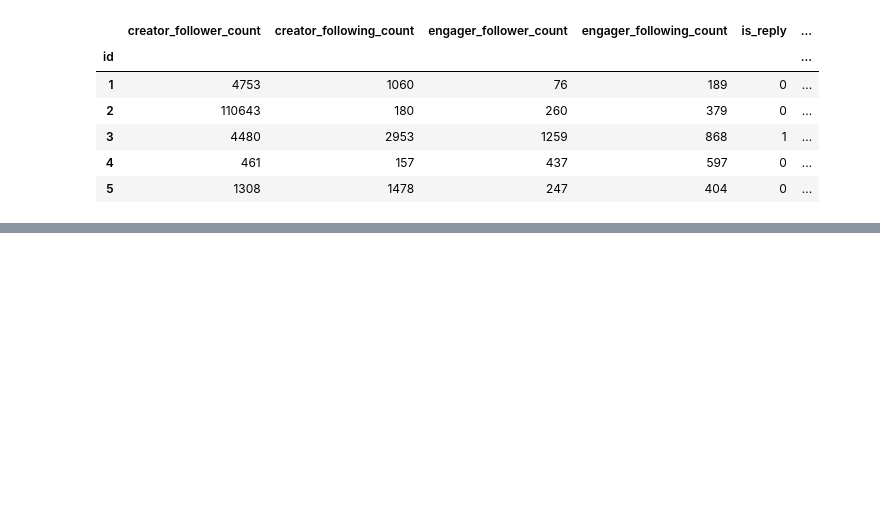
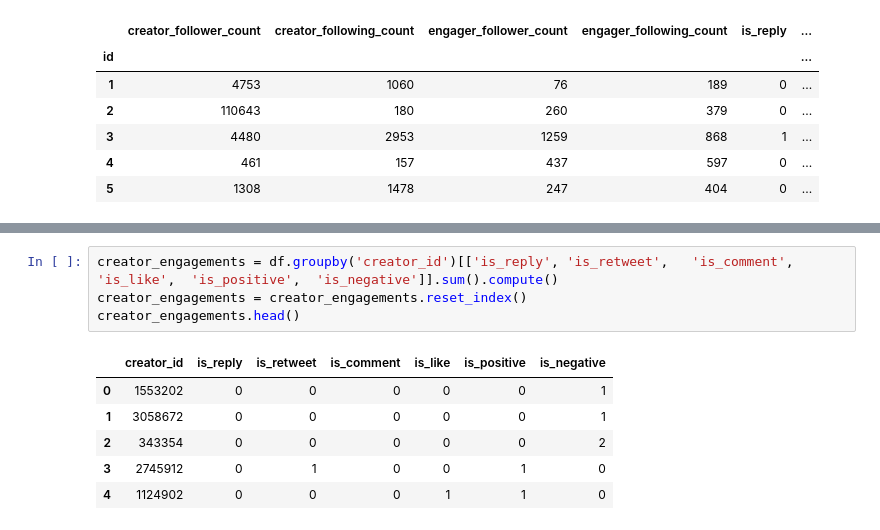
Before and after one commit to RecKIE7/recsys2021-twitter, a Jupyter notebook: analysis/follow_count.ipynb, the cells around one changed output, grey strips where cells are left out. Drawn from its saved outputs; the diff is of its cells as text; blank space fills up the shorter version.

```diff
--- a/analysis/follow_count.ipynb
+++ b/analysis/follow_count.ipynb
@@ -96,0 +122,11 @@ df.head()
+# %%
+creator_engagements = df.groupby('creator_id')[['is_reply',	'is_retweet',	'is_comment',	'is_like',	'is_positive',	'is_negative']].sum().compute()
+creator_engagements = creator_engagements.reset_index()
+creator_engagements.head()
+# %% [output]
+|  | creator_id | is_reply | is_retweet | is_comment | is_like | is_positive | is_negative |
+| 0 | 1553202 | 0 | 0 | 0 | 0 | 0 | 1 |
+| 1 | 3058672 | 0 | 0 | 0 | 0 | 0 | 1 |
+| 2 | 343354 | 0 | 0 | 0 | 0 | 0 | 2 |
+| 3 | 2745912 | 0 | 1 | 0 | 0 | 1 | 0 |
+| 4 | 1124902 | 0 | 0 | 0 | 1 | 1 | 0 |
```
Also changed, not shown: parts of 13 cells of this notebook.
